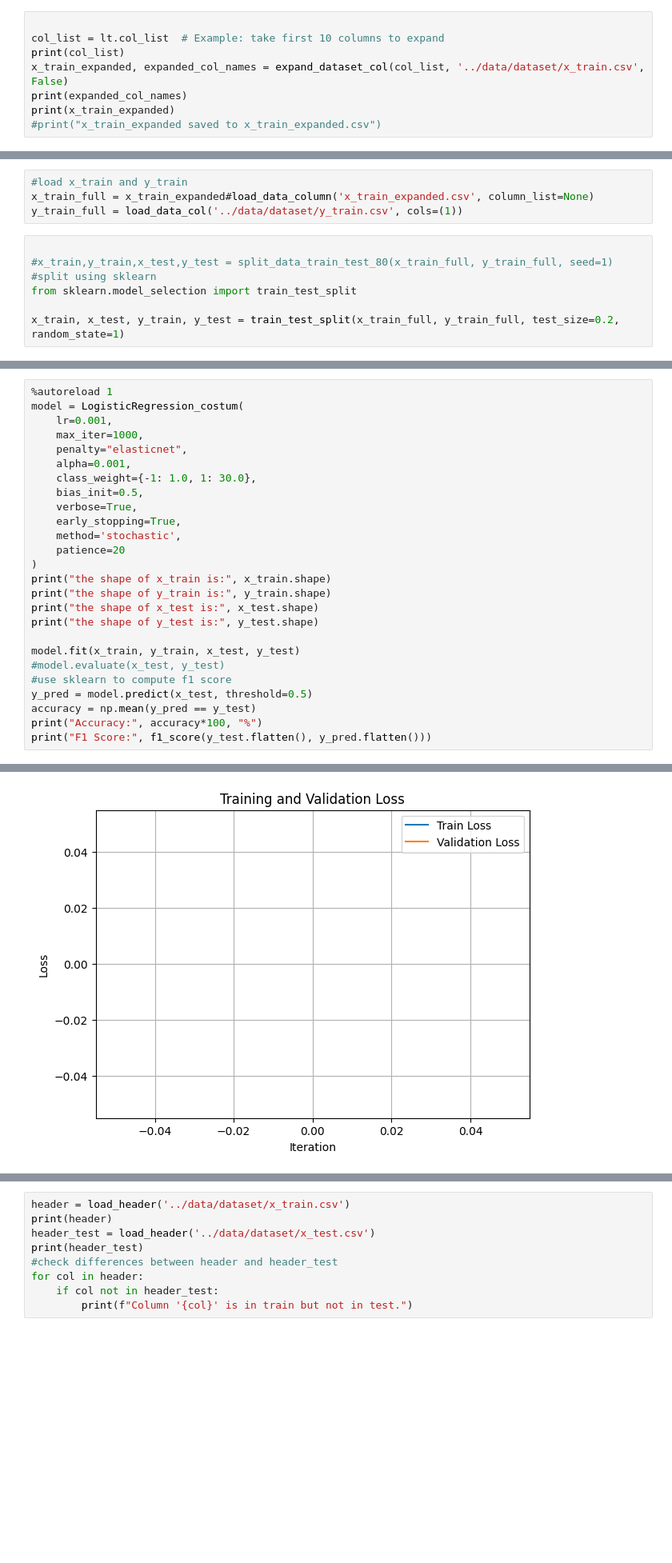
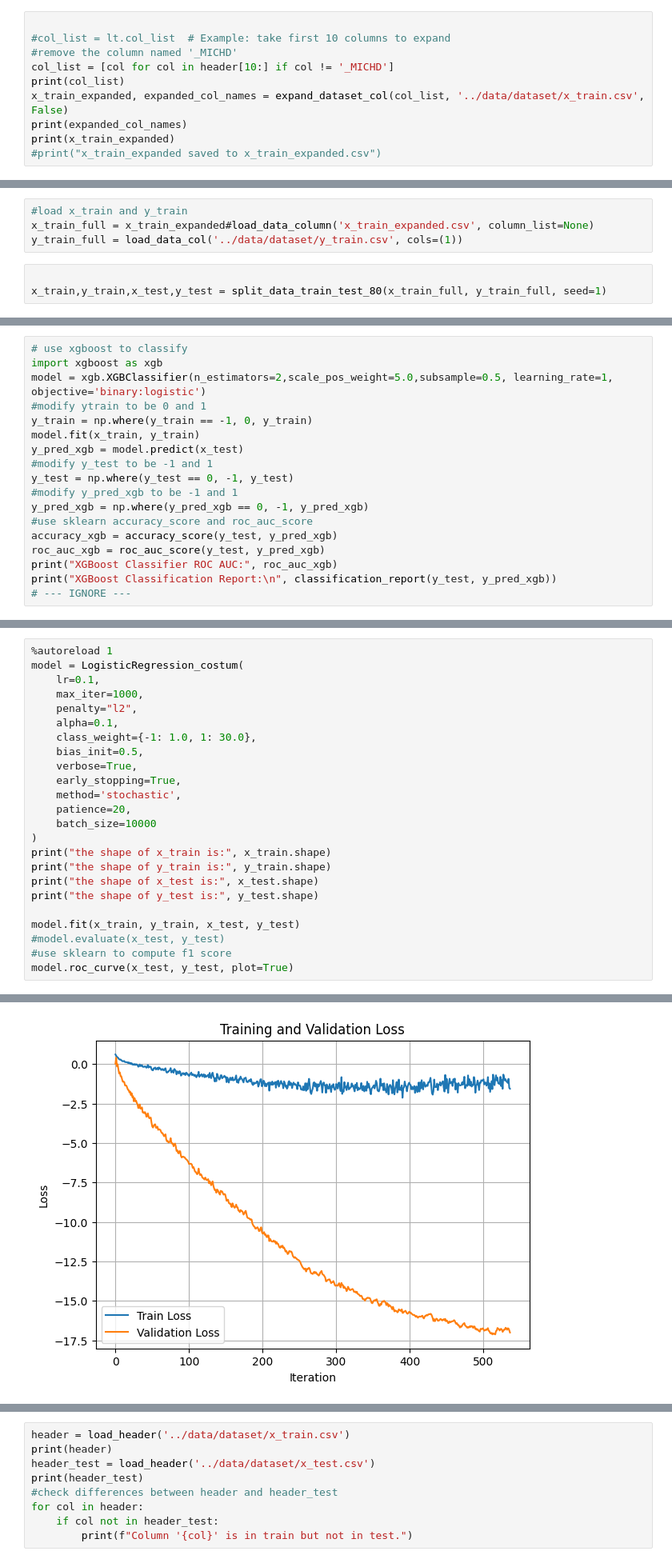
Before and after one commit to FTognina/ML.P1, a Jupyter notebook: project_script/run_tests_ft.ipynb, the cells around one changed output, grey strips where cells are left out. Shown: that part at 80% size. Drawn from its saved outputs; the diff is of its cells as text; blank space fills up the shorter version.

```diff
--- a/project_script/run_tests_ft.ipynb
+++ b/project_script/run_tests_ft.ipynb
@@ -56,7 +24,9 @@ print(header)
 ['Id', '_STATE', 'FMONTH', 'IDATE', 'IMONTH', 'IDAY', 'IYEAR', 'DISPCODE', 'SEQNO', '_PSU', 'CTELENUM', 'PVTRESD1', 'COLGHOUS', 'STATERES', 'CELLFON3', 'LADULT', 'NUMADULT', 'NUMMEN', 'NUMWOMEN', 'CTE ...
 # %%
 
-col_list = lt.col_list  # Example: take first 10 columns to expand
+#col_list = lt.col_list  # Example: take first 10 columns to expand
+#remove the column named '_MICHD'
+col_list = [col for col in header[10:] if col != '_MICHD']
 print(col_list)
 x_train_expanded, expanded_col_names = expand_dataset_col(col_list, '../data/dataset/x_train.csv', False)
 print(expanded_col_names)
@@ -83,8 +53,4 @@ x_train_full = x_train_expanded#load_data_column('x_train_expanded.csv', column_
 y_train_full = load_data_col('../data/dataset/y_train.csv', cols=(1))
 # %%
 
-#x_train,y_train,x_test,y_test = split_data_train_test_80(x_train_full, y_train_full, seed=1)
-#split using sklearn
-from sklearn.model_selection import train_test_split
-
-x_train, x_test, y_train, y_test = train_test_split(x_train_full, y_train_full, test_size=0.2, random_state=1)
+x_train,y_train,x_test,y_test = split_data_train_test_80(x_train_full, y_train_full, seed=1)
@@ -90,0 +87,18 @@ x_train, x_test, y_train, y_test = train_test_split(x_train_full, y_train_full,
+# %%
+# use xgboost to classify
+import xgboost as xgb
+model = xgb.XGBClassifier(n_estimators=2,scale_pos_weight=5.0,subsample=0.5, learning_rate=1, objective='binary:logistic')
+#modify ytrain to be 0 and 1
+y_train = np.where(y_train == -1, 0, y_train)
+model.fit(x_train, y_train)
+y_pred_xgb = model.predict(x_test)
+#modify y_test to be -1 and 1
+y_test = np.where(y_test == 0, -1, y_test)
+#modify y_pred_xgb to be -1 and 1
+y_pred_xgb = np.where(y_pred_xgb == 0, -1, y_pred_xgb)
+#use sklearn accuracy_score and roc_auc_score
+accuracy_xgb = accuracy_score(y_test, y_pred_xgb)
+roc_auc_xgb = roc_auc_score(y_test, y_pred_xgb)
+print("XGBoost Classifier ROC AUC:", roc_auc_xgb)
+print("XGBoost Classification Report:\n", classification_report(y_test, y_pred_xgb))
+# --- IGNORE ---
@@ -160,16 +148,17 @@ weighted avg       0.87      0.90      0.88     65627
 # %%
 %autoreload 1
 model = LogisticRegression_costum(
-    lr=0.001,
+    lr=0.1,
     max_iter=1000,
-    penalty="elasticnet",
-    alpha=0.001,
+    penalty="l2",
+    alpha=0.1,
     class_weight={-1: 1.0, 1: 30.0},
     bias_init=0.5,
     verbose=True,
     early_stopping=True,
     method='stochastic',
-    patience=20
+    patience=20,
+    batch_size=10000
 )
 print("the shape of x_train is:", x_train.shape)
 print("the shape of y_train is:", y_train.shape)
@@ -179,8 +168,5 @@ print("the shape of y_test is:", y_test.shape)
 model.fit(x_train, y_train, x_test, y_test)
 #model.evaluate(x_test, y_test)
 #use sklearn to compute f1 score
-y_pred = model.predict(x_test, threshold=0.5)
-accuracy = np.mean(y_pred == y_test)
-print("Accuracy:", accuracy*100, "%")
-print("F1 Score:", f1_score(y_test.flatten(), y_pred.flatten()))
+model.roc_curve(x_test, y_test, plot=True)
 # %% [output]
@@ -193,2 +189,2 @@ Iter 10: train_loss=nan, val_loss=nan
 Early stopping triggered.
-[figure, old version]
+[figure, new version]
```
Also changed, not shown: parts of 18 cells of this notebook, 3 other files.
